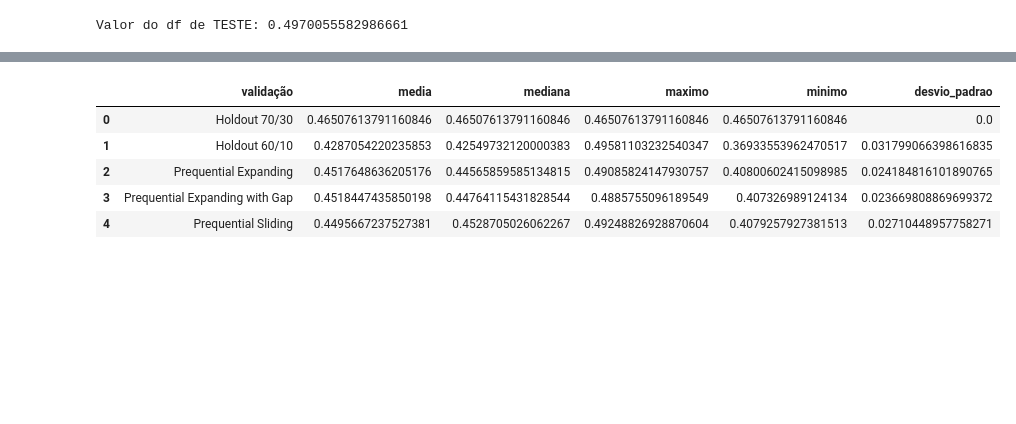
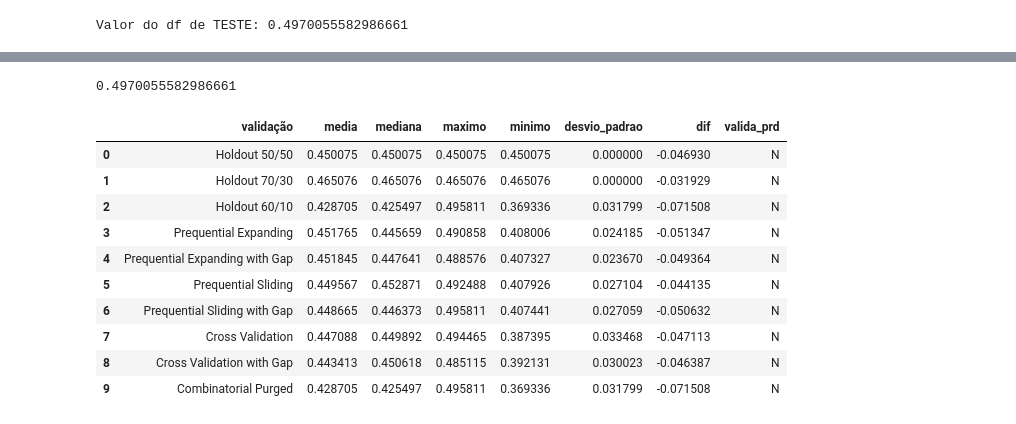
Before and after one commit to bentofh/Store-Sales, a Jupyter notebook: Store Sales Valição de TS.ipynb, the cells around one changed output, grey strips where cells are left out. Cells and saved outputs as stored; diff of their text form; code cells hidden in the pictures; blank space fills up the shorter version.

```diff
--- a/Store Sales Valição de TS.ipynb
+++ b/Store Sales Valição de TS.ipynb
@@ -738,7 +804,7 @@ print("Valor do df de TESTE:", valor_teste_prd)
 # %% [output]
 Valor do df de TESTE: 0.4970055582986661
 # %%
-# Agrupar todas as listas
+# Lista com os resultados de todas as validações
 resultados = [
     holdout_50_50,
     holdout_70_30,
@@ -751,6 +817,3 @@ resultados = [
     cross_validation_gap,
     combinatorial_purged
 ]
-
-for lista in resultados:
-    print(lista)
@@ -786,13 +838,29 @@ for lista in resultados:
 colunas = [col_validacao, col_media, col_mediana, col_max, col_min, col_dp]
 colunas_pivot = list(map(list, zip(*colunas)))
 # %%
-df_resultado = pd.DataFrame(colunas_pivot[1:], columns=colunas_nome)
+df_resultado = pd.DataFrame(colunas_pivot[0:], columns=colunas_nome)
+# %%
+colunas_numericas = ['media', 'mediana', 'maximo', 'minimo', 'desvio_padrao']
+
+# Itera sobre as colunas que você deseja transformar
+for column in colunas_numericas:
+    # Transforma a coluna em número se possível
+    df_resultado[column] = pd.to_numeric(df_resultado[column], errors='coerce')
+# %%
+print(valor_teste_prd)
+# %% [output]
+0.4970055582986661
 # %%
-df_resultado.head()
+df_resultado.head(10)
 # %% [output]
-|  | validação | media | mediana | maximo | minimo | desvio_padrao |
-| 0 | Holdout 70/30 | 0.46507613791160846 | 0.46507613791160846 | 0.46507613791160846 | 0.46507613791160846 | 0.0 |
-| 1 | Holdout 60/10 | 0.4287054220235853 | 0.42549732120000383 | 0.49581103232540347 | 0.36933553962470517 | 0.031799066398616835 |
-| 2 | Prequential Expanding | 0.4517648636205176 | 0.44565859585134815 | 0.49085824147930757 | 0.40800602415098985 | 0.024184816101890765 |
-| 3 | Prequential Expanding with Gap | 0.4518447435850198 | 0.44764115431828544 | 0.4885755096189549 | 0.407326989124134 | 0.023669808869699372 |
-| 4 | Prequential Sliding | 0.4495667237527381 | 0.4528705026062267 | 0.49248826928870604 | 0.4079257927381513 | 0.02710448957758271 |
+|  | validação | media | mediana | maximo | minimo | desvio_padrao | dif | valida_prd |
+| 0 | Holdout 50/50 | 0.450075 | 0.450075 | 0.450075 | 0.450075 | 0.000000 | -0.046930 | N |
+| 1 | Holdout 70/30 | 0.465076 | 0.465076 | 0.465076 | 0.465076 | 0.000000 | -0.031929 | N |
+| 2 | Holdout 60/10 | 0.428705 | 0.425497 | 0.495811 | 0.369336 | 0.031799 | -0.071508 | N |
+| 3 | Prequential Expanding | 0.451765 | 0.445659 | 0.490858 | 0.408006 | 0.024185 | -0.051347 | N |
+| 4 | Prequential Expanding with Gap | 0.451845 | 0.447641 | 0.488576 | 0.407327 | 0.023670 | -0.049364 | N |
+| 5 | Prequential Sliding | 0.449567 | 0.452871 | 0.492488 | 0.407926 | 0.027104 | -0.044135 | N |
+| 6 | Prequential Sliding with Gap | 0.448665 | 0.446373 | 0.495811 | 0.407441 | 0.027059 | -0.050632 | N |
+| 7 | Cross Validation | 0.447088 | 0.449892 | 0.494465 | 0.387395 | 0.033468 | -0.047113 | N |
+| 8 | Cross Validation with Gap | 0.443413 | 0.450618 | 0.485115 | 0.392131 | 0.030023 | -0.046387 | N |
+| 9 | Combinatorial Purged | 0.428705 | 0.425497 | 0.495811 | 0.369336 | 0.031799 | -0.071508 | N |
```
Also changed, not shown: parts of 13 cells of this notebook, 4 other files.
